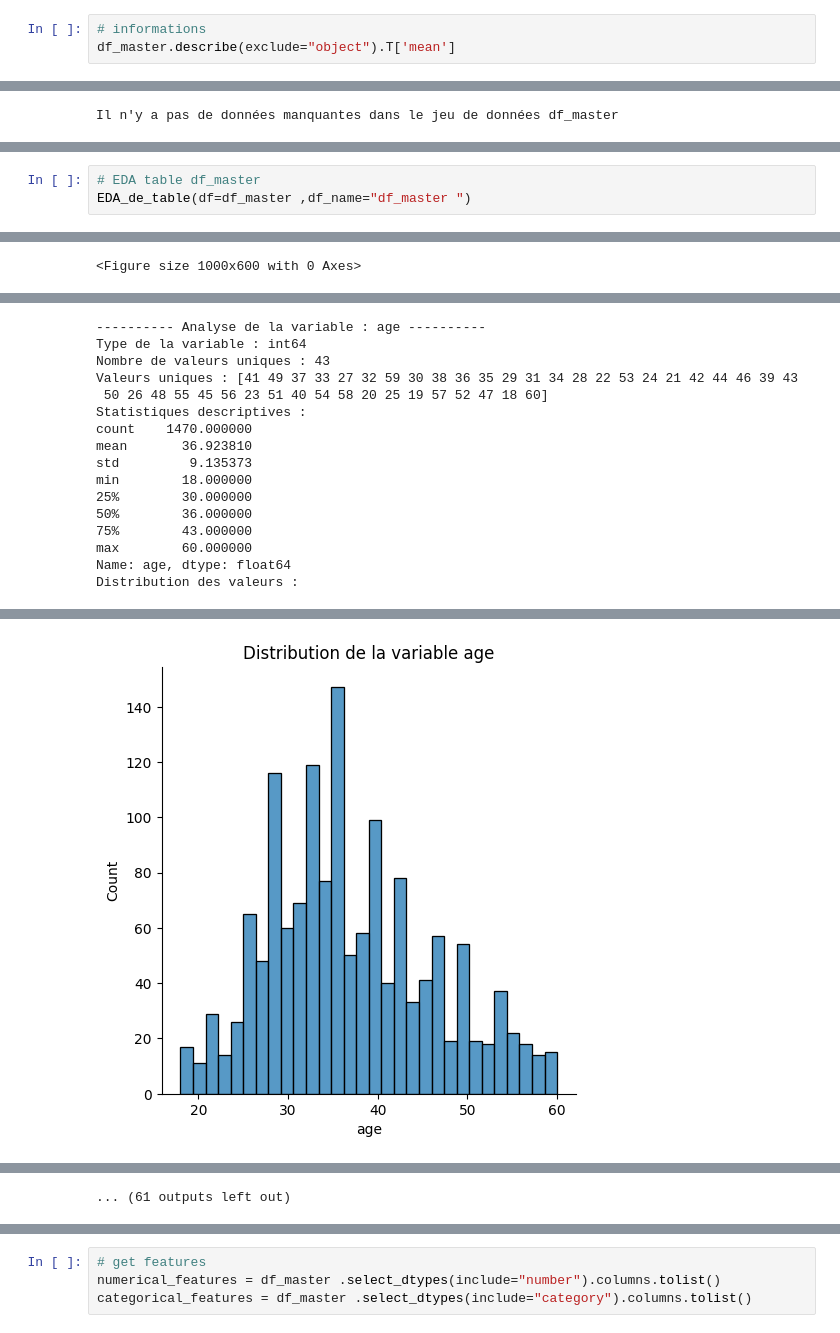
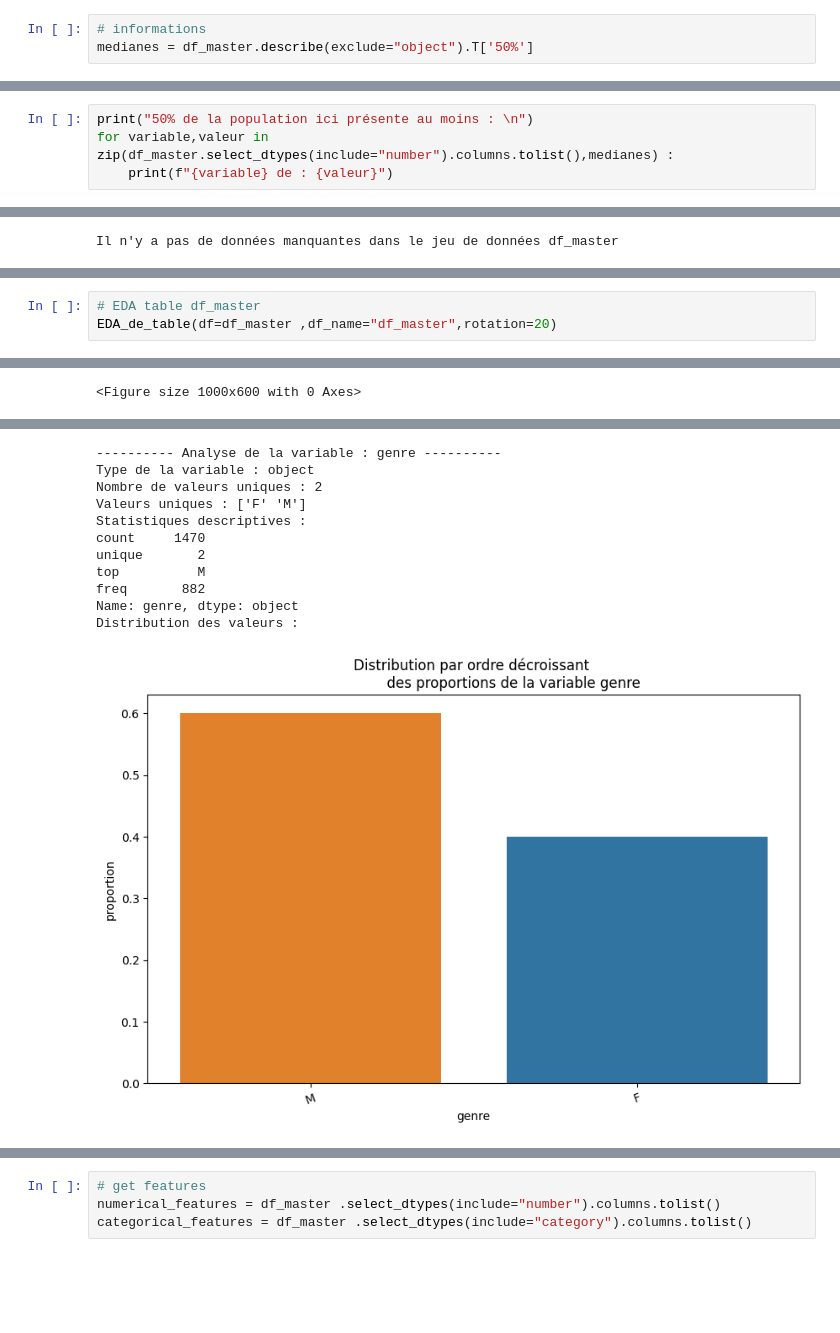
Before and after one commit to AIEngOc2025/Projet4, a Jupyter notebook: Developpement/classification_informations.ipynb, the cells around one changed output, grey strips where cells are left out. Drawn from its saved outputs; the diff is of its cells as text; blank space fills up the shorter version.

```diff
--- a/Developpement/classification_informations.ipynb
+++ b/Developpement/classification_informations.ipynb
@@ -82,3 +81,3 @@ df_master.describe(include="object", exclude="number").T
 # %%
 # informations
-df_master.describe(exclude="object").T['mean']
+medianes = df_master.describe(exclude="object").T['50%']
@@ -102,0 +84,4 @@ Name: mean, dtype: float64
+# %%
+print("50% de la population ici présente au moins : \n")
+for variable,valeur in zip(df_master.select_dtypes(include="number").columns.tolist(),medianes) :
+    print(f"{variable} de : {valeur}")
@@ -153,5 +152,5 @@ def EDA_de_table(df ,df_name="",rotation=0):
     print("\n")
 # %%
 # EDA table df_master
-EDA_de_table(df=df_master ,df_name="df_master ")
+EDA_de_table(df=df_master ,df_name="df_master",rotation=20)
 # %% [output]
@@ -178,16 +178,12 @@ Distribution des valeurs :
----------- Analyse de la variable : age ----------
-Type de la variable : int64
-Nombre de valeurs uniques : 43
-Valeurs uniques : [41 49 37 33 27 32 59 30 38 36 35 29 31 34 28 22 53 24 21 42 44 46 39 43
- 50 26 48 55 45 56 23 51 40 54 58 20 25 19 57 52 47 18 60]
+---------- Analyse de la variable : genre ----------
+Type de la variable : object
+Nombre de valeurs uniques : 2
+Valeurs uniques : ['F' 'M']
 Statistiques descriptives :
-count    1470.000000
-mean       36.923810
-std         9.135373
-min        18.000000
-25%        30.000000
-50%        36.000000
-75%        43.000000
-max        60.000000
-Name: age, dtype: float64
+count     1470
+unique       2
+top          M
+freq       882
+Name: genre, dtype: object
 Distribution des valeurs :
+[figure, new version]
@@ -195 +204,0 @@ Distribution des valeurs :
-[figure, old version]
@@ -236,2 +232 @@ Distribution des valeurs :
-... (61 outputs left out)
 # %%
```
Also changed, not shown: parts of 31 cells of this notebook.
